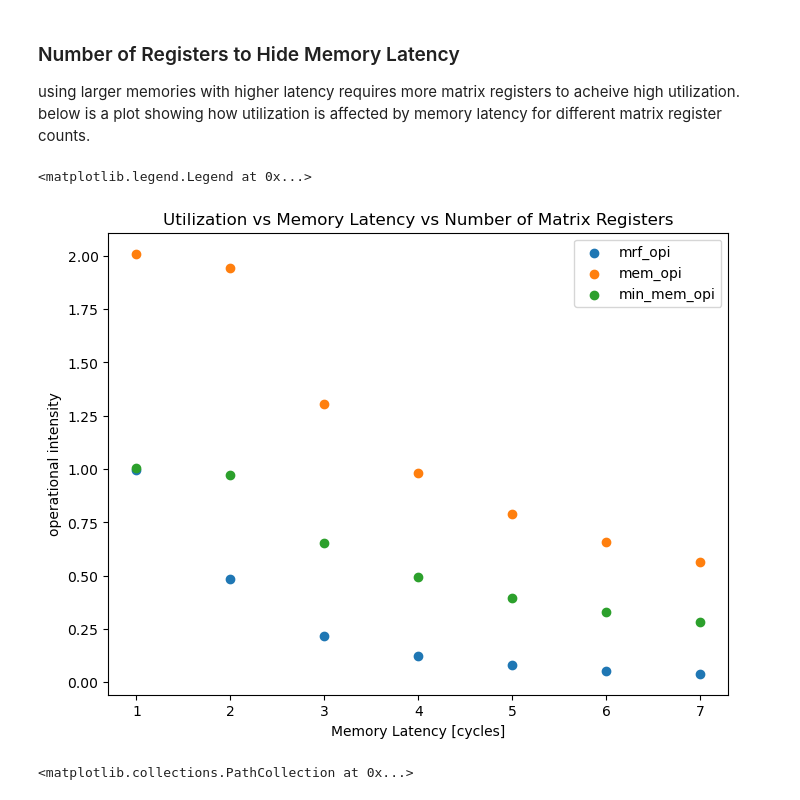
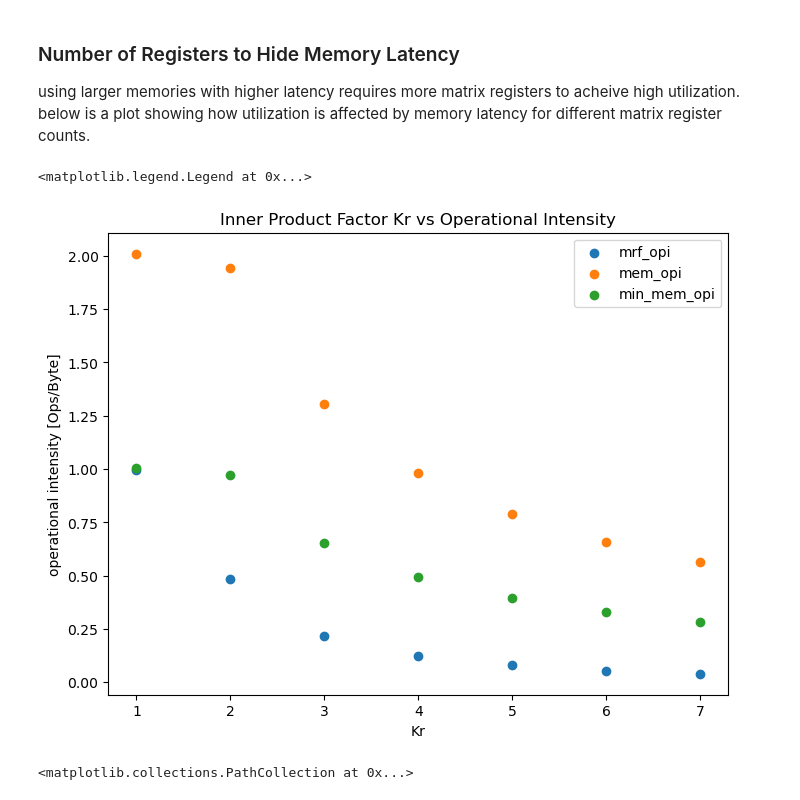
Before and after one commit to miles-rusch-berkeley/rvv-opmu-lynx, a Jupyter notebook: docs/matrix-isa-modelling/reduceK.ipynb, the cells around one changed output. Cells and saved outputs as stored; diff of their text form; code cells hidden in the pictures.

```diff
--- a/docs/matrix-isa-modelling/reduceK.ipynb
+++ b/docs/matrix-isa-modelling/reduceK.ipynb
@@ -15,29 +15,29 @@ import model_functions as fmodel
 using larger memories with higher latency requires more matrix registers to acheive high utilization. below is a plot showing how utilization is affected by memory latency for different matrix register counts.
 # %%
 fig, axs = plt.subplots(figsize=(8,6))
-axs.set_title('Utilization vs Memory Latency vs Number of Matrix Registers')
-axs.set_xlabel('Memory Latency [cycles]')
-axs.set_ylabel('operational intensity')
+axs.set_title('Inner Product Factor Kr vs Operational Intensity')
+axs.set_xlabel('Kr')
+axs.set_ylabel('operational intensity [Ops/Byte]')
 
 kls = np.array(range(1,8))
 perf_model = fmodel.init_pm(K=np.array([100*8]), kl=kls)
 
 # x = perf_model.index.levels[level]
 max_mem_bw = perf_model['max_mem_bw']
 mem_bw = perf_model['mem_bw']
 mrf_bw = perf_model['mrf_bw']
 opc = perf_model['ops_cycle']
 mem_opi = opc/mem_bw
 min_mem_opi = opc/max_mem_bw
 mrf_opi = opc/mrf_bw
 
 scatter = axs.scatter(kls, mrf_opi)
 scatter = axs.scatter(kls, mem_opi)
 scatter = axs.scatter(kls, min_mem_opi)
 axs.legend(['mrf_opi', 'mem_opi', 'min_mem_opi'])
 # %% [output]
 <matplotlib.legend.Legend at 0x...>
-[figure, old version]
+[figure, new version]
 # %%
 mrf_capacity = perf_model['mrf_capacity']
 max_mrf_capacity = perf_model['max_mrf_capacity']
```
Also changed, not shown: parts of 18 cells of this notebook, 1 other file.
